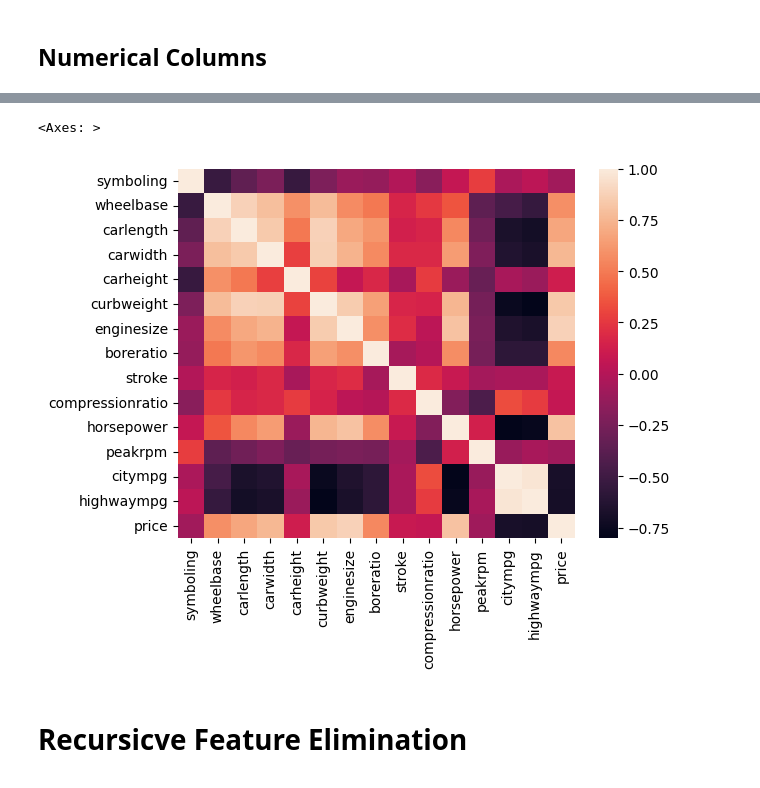
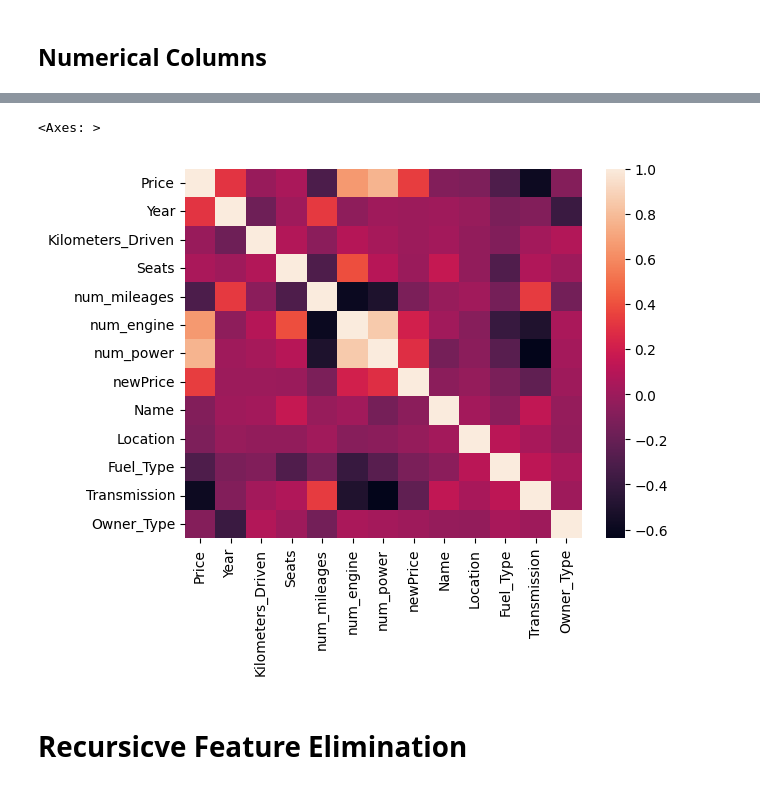
Before and after one commit to phamdt203/carPricePrediction, a Jupyter notebook: carPrediction.ipynb, the cells around one changed output, grey strips where cells are left out. Drawn from its saved outputs; the diff is of its cells as text; code cells hidden in the pictures.

Commit message:
refactor(dataset, encoder, categorical data) : change the dataset, add ordinal encoder, nomalizer

```diff
--- a/carPrediction.ipynb
+++ b/carPrediction.ipynb
@@ -40,0 +142,2 @@ df.head()
+# %%
+df = df.fillna(df.mean())
@@ -41,7 +170,6 @@ df.head()
 # %% [markdown]
 ## Categorical Colummns
 # %%
-categorical_col = df.select_dtypes(include = ['object']).columns
-print(df[categorical_col].head())
-df[categorical_col].shape
+categorical_col = df.select_dtypes(include = ['object']).columns.to_list()
+categorical_col
 # %% [output]
@@ -89,0 +191,8 @@ df[numerical_col].shape
+# %%
+ordinal_encoder = OrdinalEncoder()
+encoded_categorical_cols = ordinal_encoder.fit_transform(df[categorical_col])
+encoded_categorical_df = pd.DataFrame(encoded_categorical_cols, columns= categorical_col)
+
+numerical_df = df.drop(categorical_col, axis = 1)
+df = pd.concat([numerical_df, encoded_categorical_df], axis = 1)
+df.head()
@@ -89,0 +206,4 @@ df[numerical_col].shape
+# %%
+price_column = df.pop('Price')
+df = pd.concat([price_column, df], axis = 1)
+df.head()
@@ -121,8 +229,8 @@ df[numerical_col].corr()
 # %%
-sns.heatmap(df[numerical_col].corr())
+sns.heatmap(df.corr())
 # %% [output]
 <Axes: >
-[figure, old version]
+[figure, new version]
 # %% [markdown]
 # Recursicve Feature Elimination
 # %%
```
Also changed, not shown: parts of 30 cells of this notebook.
